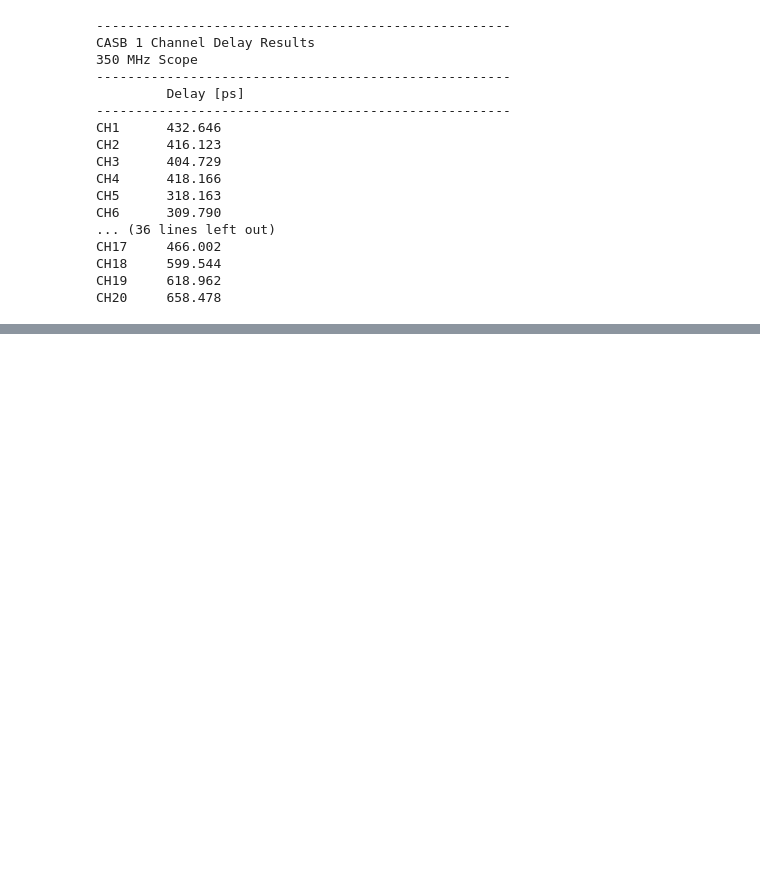
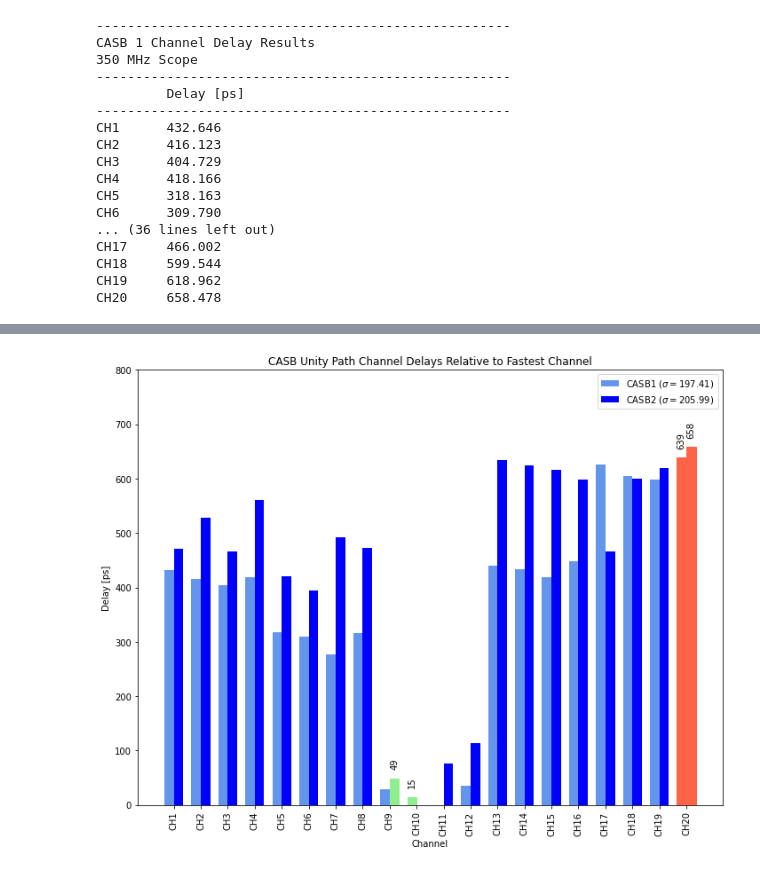
Before and after one commit to hbjamin/casb-calibration, a Jupyter notebook: analysis/delay-gain.ipynb, the cells around one changed output, grey strips where cells are left out. Cells and saved outputs as stored; diff of their text form; code cells hidden in the pictures; blank space fills up the shorter version.

```diff
--- a/analysis/delay-gain.ipynb
+++ b/analysis/delay-gain.ipynb
@@ -10,7 +10,7 @@ import statistics as stats
 dfs1=[]
 for i in range(1,21):
         #file=f"tek{i:04d}ALL.csv"
-        file=f"../../casb1/risetimes/latest2/ch{i}.csv"
+        file=f"../casb1/averages/new/ch{i}.csv"
         df = pd.read_csv(file,skiprows=21,names=["Time", "CH1", "CH2", "CH3"])
         # Ensure x and y values are numeric
         df.iloc[:, 0] = pd.to_numeric(df.iloc[:, 0], errors='coerce')  # Ensure x values are numeric (Time)
@@ -23,7 +23,7 @@ print(dfs1)
 # Read all CSV files and store them in the list with their filenames
 dfs2=[]
 for i in range(0,20):
-        file=f"tek{i:04d}ALL.csv"
+        file=f"../casb2/averages/tek{i:04d}ALL.csv"
         df = pd.read_csv(file,skiprows=21,names=["Time", "CH1", "CH2", "CH3"])
         # Ensure x and y values are numeric
         df.iloc[:, 0] = pd.to_numeric(df.iloc[:, 0], errors='coerce')  # Ensure x values are numeric (Time)
@@ -198,7 +198,7 @@ for i in range(len(dfs1)):
     #print(i,delay)
     delays1[i]+=delay
 base=min(delays1)
-for i in range(len(delays)):
+for i in range(len(delays1)):
     delays1[i]=1e3*(delays1[i]-base)
     print(f"CH{i+1:<6} {delays1[i]:>{7}.3f}")
 
@@ -215,7 +215,7 @@ for i in range(len(dfs2)):
     #print(i,delay)
     delays2[i]+=delay
 base=min(delays2)
-for i in range(len(delays)):
+for i in range(len(delays2)):
     delays2[i]=1e3*(delays2[i]-base)
     print(f"CH{i+1:<6} {delays2[i]:>{7}.3f}")
 
@@ -331 +241,73 @@ plt.show()
+# %%
+def plot_delays(delays1, delays2, channels):
+    """
+    Create a bar plot showing both CASB1 and CASB2 delays for each channel.
+    Highlights second lowest value in green and highest in red.
+
+    Args:
+        delays1 (list): List of delays for CASB1
+        delays2 (list): List of delays for CASB2
+        channels (list): List of channel names
+    """
+    # Set up the plot
+    plt.figure(figsize=(10, 8))
+
+    # Calculate positions for the bars
+    x = np.arange(len(channels))
+    width = 0.35  # Width of the bars
+
+    # Create bars for both CASB1 and CASB2
+    bars1 = plt.bar(x - width/2, delays1, width, label='CASB1',color='cornflowerblue')
+    bars2 = plt.bar(x + width/2, delays2, width, label='CASB2',color='blue')
+
+    # Find indices for CASB1
+    min1_idx = delays1.index(min(delays1))
+    temp_values1 = delays1.copy()
+    temp_values1[min1_idx] = float('inf')
+    second_min1_idx = temp_values1.index(min(temp_values1))
+    max1_idx = delays1.index(max(delays1))
+
+    # Find indices for CASB2
+    min2_idx = delays2.index(min(delays2))
+    temp_values2 = delays2.copy()
+    temp_values2[min2_idx] = float('inf')
+    second_min2_idx = temp_values2.index(min(temp_values2))
+    max2_idx = delays2.index(max(delays2))
+
+    # Highlight second lowest (green) and highest (red) values
+    bars1[second_min1_idx].set_color('lightgreen')
+    bars1[max1_idx].set_color('tomato')
+    bars2[second_min2_idx].set_color('lightgreen')
+    bars2[max2_idx].set_color('tomato')
+
+    # Add value labels for second lowest and highest
+    plt.text(x[second_min1_idx] - width/2, delays1[second_min1_idx]+20,
+             f"{delays1[second_min1_idx]:.0f}", ha='center', rotation=90)
+    plt.text(x[max1_idx] - width/2, delays1[max1_idx]+20,
+             f"{delays1[max1_idx]:.0f}", ha='center', rotation=90)
+    plt.text(x[second_min2_idx] + width/2, delays2[second_min2_idx]+20,
+             f"{delays2[second_min2_idx]:.0f}", ha='center', rotation=90)
+    plt.text(x[max2_idx] + width/2, delays2[max2_idx]+20,
+             f"{delays2[max2_idx]:.0f}", ha='center', rotation=90)
+
+    # Customize the plot
+    plt.xlabel('Channel')
+    plt.ylabel('Delay [ps]')
+    plt.title('CASB Unity Path Channel Delays Relative to Fastest Channel')
+    plt.xticks(x, channels, rotation=90)
+    plt.ylim(0, 800)
+
+    # Add standard deviations to the legend
+    std1 = np.std(delays1)
+    std2 = np.std(delays2)
+    plt.legend([f'CASB1 ($\\sigma= {std1:.2f}$)', f'CASB2 ($\\sigma= {std2:.2f}$)'])
+
+    plt.tight_layout()
+    return plt.gcf()
+
+# Create the combined plot
+fig = plot_delays(delays1, delays2, channels)
+plt.show()
+# %% [output]
+[figure, added]
 # %%
```
Also changed, not shown: parts of 6 cells of this notebook, 1 other file.
